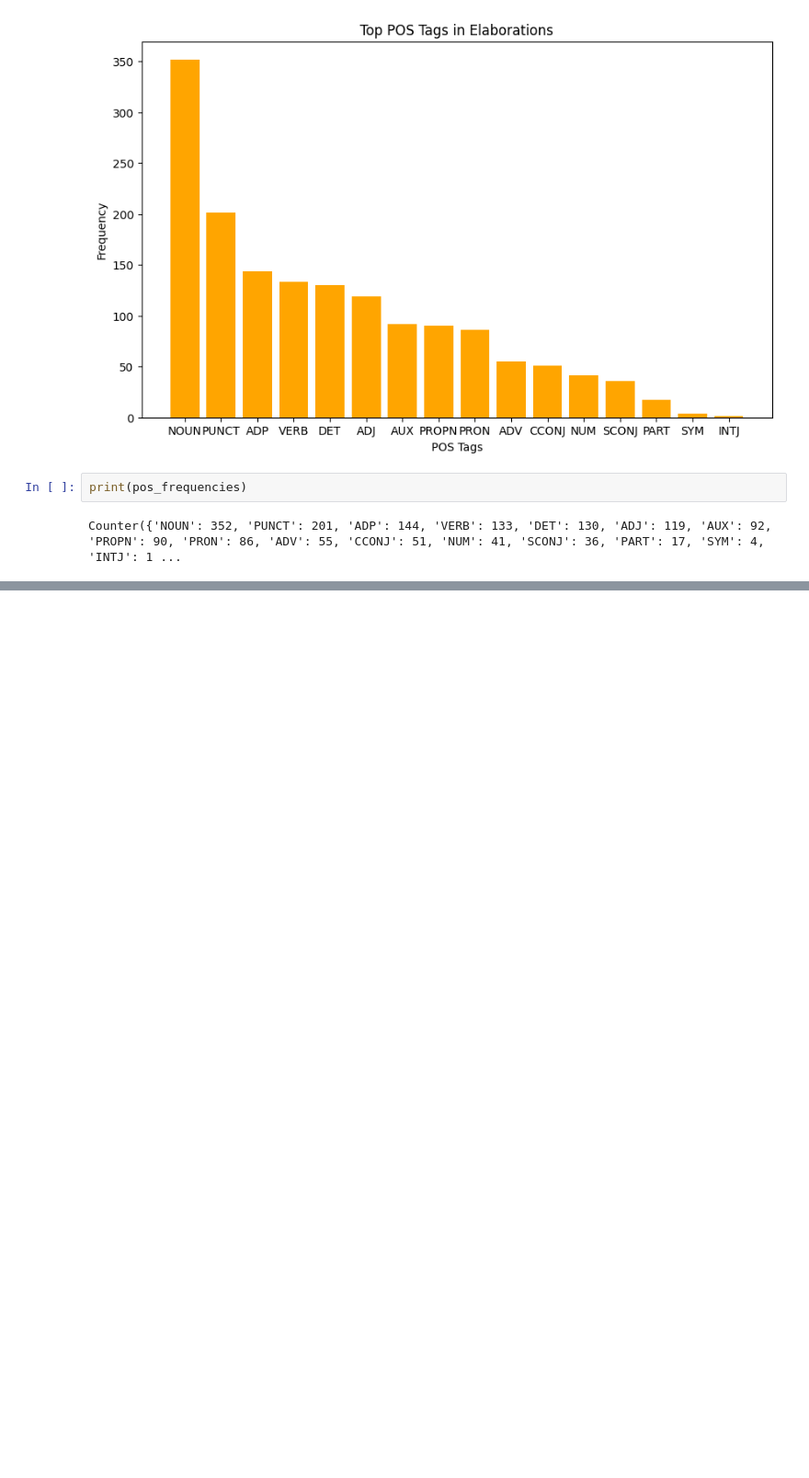
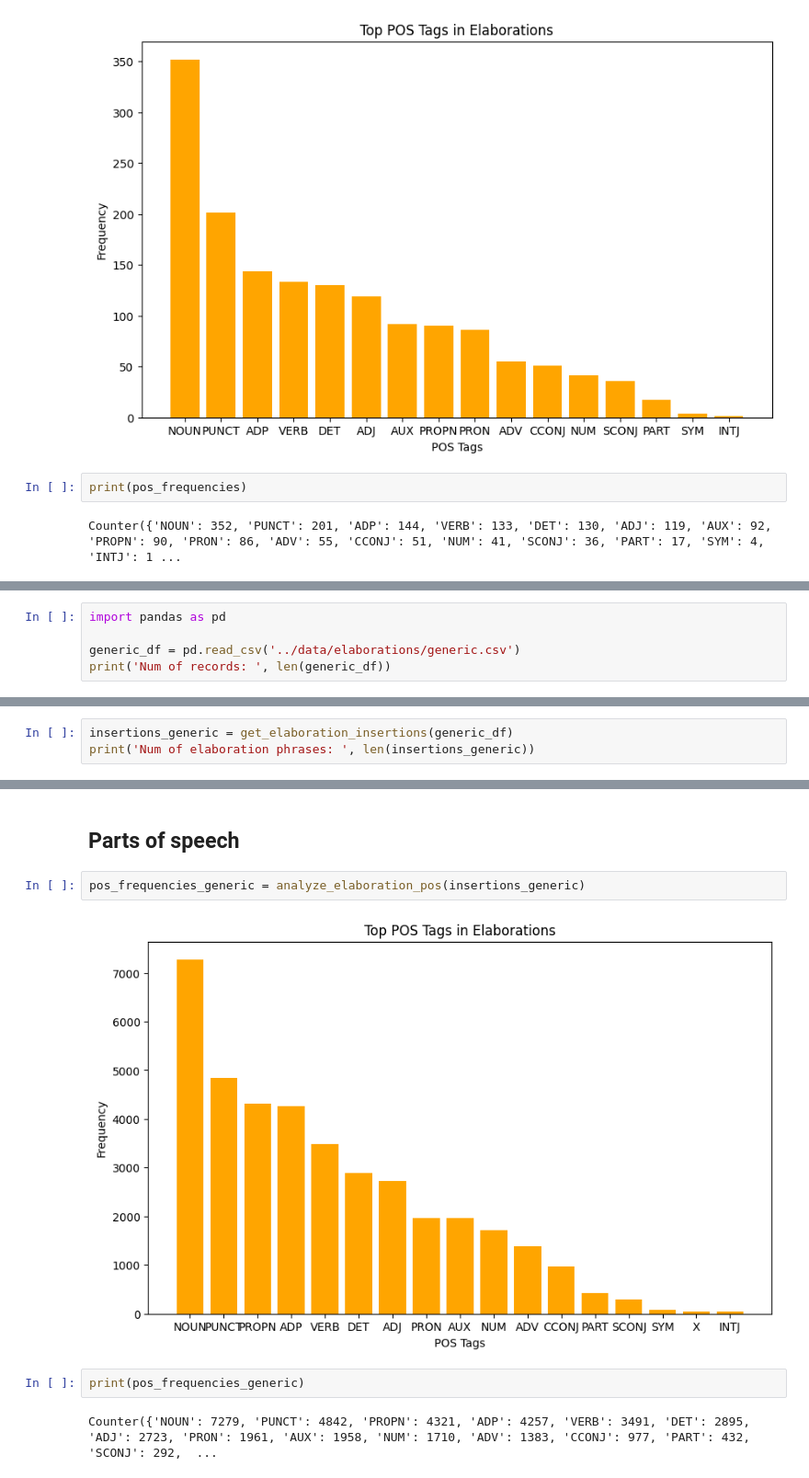
Before and after one commit to martgru/ElabSimp, a Jupyter notebook: main/swipe-elaborations.ipynb, the cells around one changed output, grey strips where cells are left out. Shown at 92% size. Cells and saved outputs as stored; diff of their text form; blank space fills up the shorter version.

```diff
--- a/main/swipe-elaborations.ipynb
+++ b/main/swipe-elaborations.ipynb
@@ -578,0 +821,5 @@ Counter({'NOUN': 352, 'PUNCT': 201, 'ADP': 144, 'VERB': 133, 'DET': 130, 'ADJ':
+# %%
+import pandas as pd
+
+generic_df = pd.read_csv('../data/elaborations/generic.csv')
+print('Num of records: ', len(generic_df))
@@ -578,0 +828,3 @@ Counter({'NOUN': 352, 'PUNCT': 201, 'ADP': 144, 'VERB': 133, 'DET': 130, 'ADJ':
+# %%
+insertions_generic = get_elaboration_insertions(generic_df)
+print('Num of elaboration phrases: ', len(insertions_generic))
@@ -578,0 +844,10 @@ Counter({'NOUN': 352, 'PUNCT': 201, 'ADP': 144, 'VERB': 133, 'DET': 130, 'ADJ':
+# %% [markdown]
+## Parts of speech
+# %%
+pos_frequencies_generic = analyze_elaboration_pos(insertions_generic)
+# %% [output]
+[figure, added]
+# %%
+print(pos_frequencies_generic)
+# %% [output]
+Counter({'NOUN': 7279, 'PUNCT': 4842, 'PROPN': 4321, 'ADP': 4257, 'VERB': 3491, 'DET': 2895, 'ADJ': 2723, 'PRON': 1961, 'AUX': 1958, 'NUM': 1710, 'ADV': 1383, 'CCONJ': 977, 'PART': 432, 'SCONJ': 292,  ...
```
Also changed, not shown: parts of 37 cells of this notebook.
